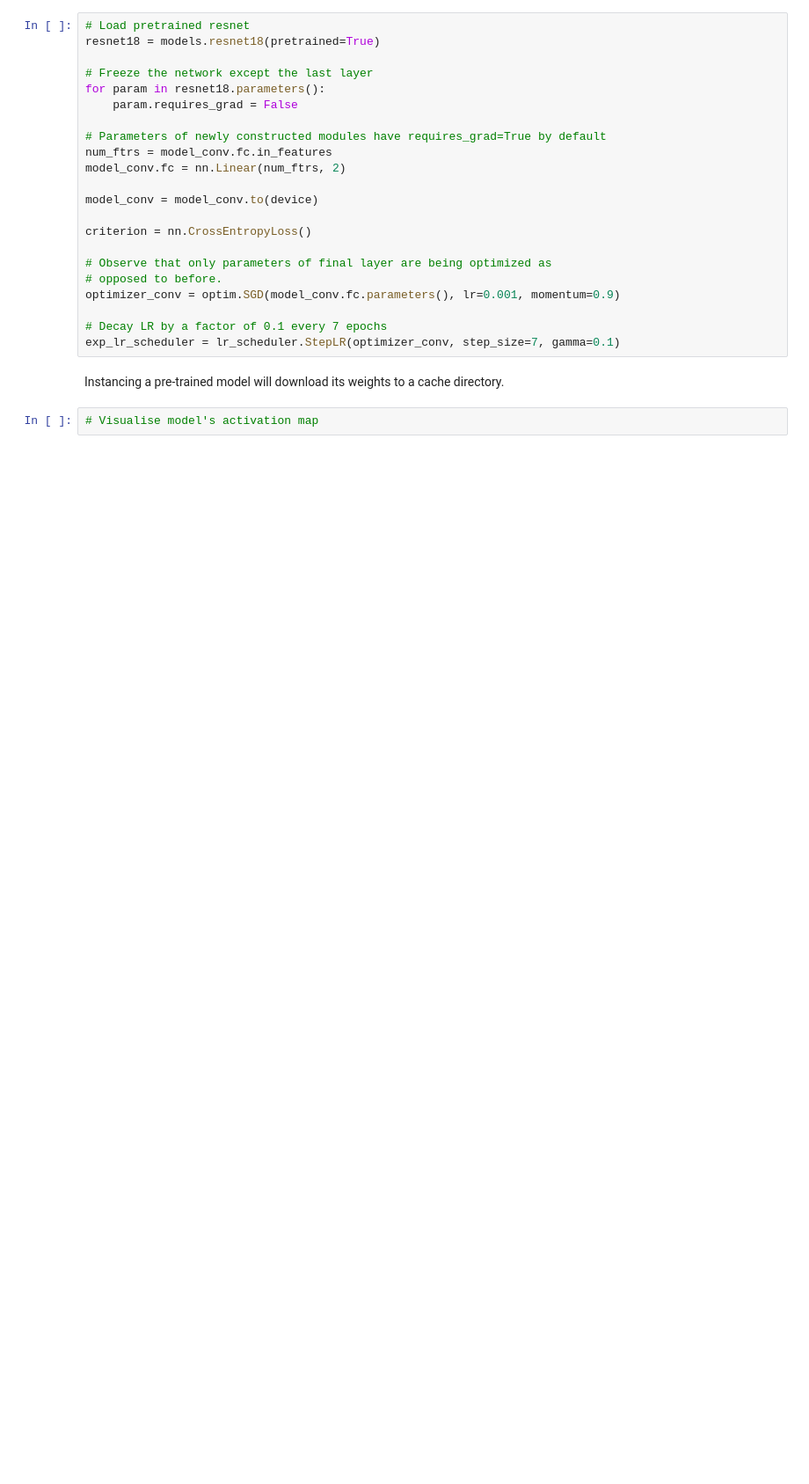
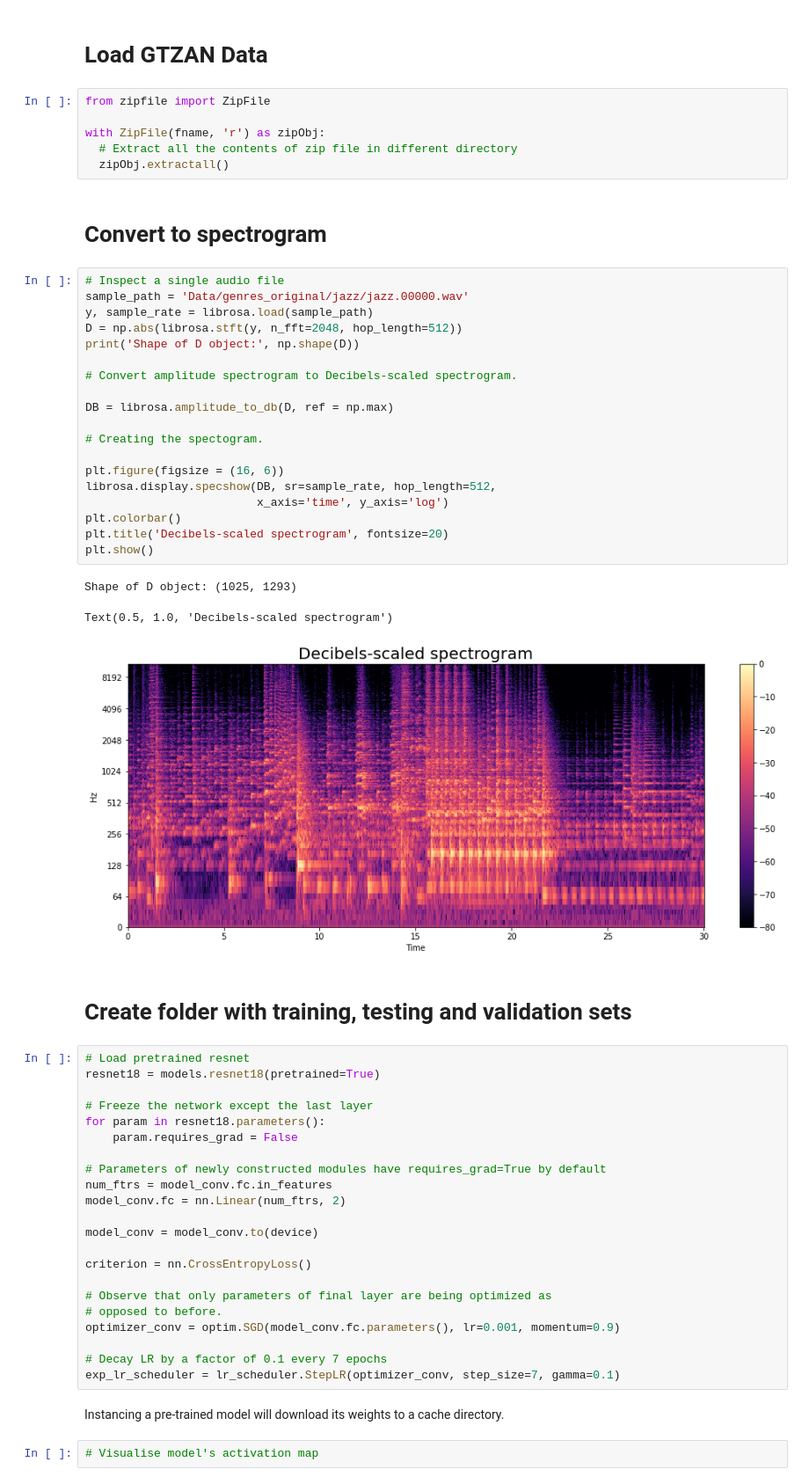
Before and after one commit to smhall97/deep_dreaming_music, a Jupyter notebook: CNN_testing.ipynb, the cells around one changed output. Shown at 88% size. Cells and saved outputs as stored; diff of their text form; blank space fills up the shorter version.

```diff
--- a/CNN_testing.ipynb
+++ b/CNN_testing.ipynb
@@ -16,3 +41,38 @@ test
+# %% [markdown]
+# Load GTZAN Data
+# %%
+from zipfile import ZipFile
+
+with ZipFile(fname, 'r') as zipObj:
+  # Extract all the contents of zip file in different directory
+  zipObj.extractall()
+# %% [markdown]
+# Convert to spectrogram
+# %%
+# Inspect a single audio file
+sample_path = 'Data/genres_original/jazz/jazz.00000.wav'
+y, sample_rate = librosa.load(sample_path)
+D = np.abs(librosa.stft(y, n_fft=2048, hop_length=512))
+print('Shape of D object:', np.shape(D))
+
+# Convert amplitude spectrogram to Decibels-scaled spectrogram.
+
+DB = librosa.amplitude_to_db(D, ref = np.max)
+
+# Creating the spectogram.
+
+plt.figure(figsize = (16, 6))
+librosa.display.specshow(DB, sr=sample_rate, hop_length=512,
+                         x_axis='time', y_axis='log')
+plt.colorbar()
+plt.title('Decibels-scaled spectrogram', fontsize=20)
+plt.show()
+# %% [output]
+Shape of D object: (1025, 1293)
+Text(0.5, 1.0, 'Decibels-scaled spectrogram')
+[figure, added]
+# %% [markdown]
+# Create folder with training, testing and validation sets
 # %%
 # Load pretrained resnet
 resnet18 = models.resnet18(pretrained=True)
```
Also changed, not shown: parts of 4 cells of this notebook.
